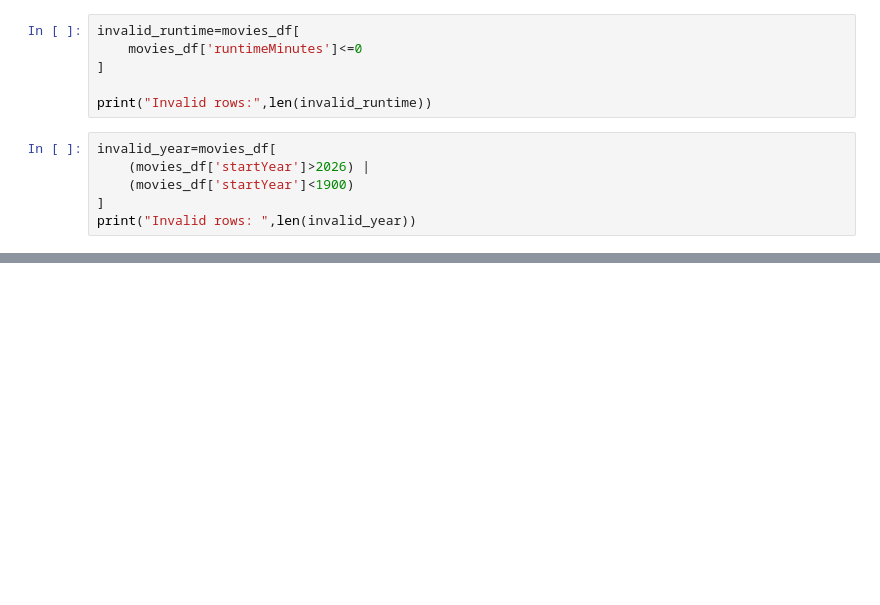
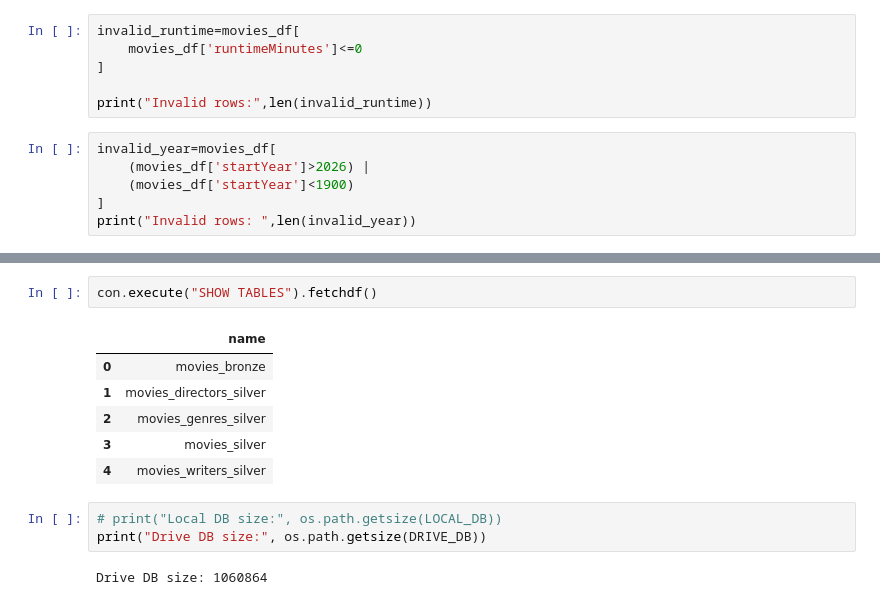
Before and after one commit to gloriabee/DataTest, a Jupyter notebook: silver.ipynb, the cells around one changed output, grey strips where cells are left out. Cells and saved outputs as stored; diff of their text form; blank space fills up the shorter version.

```diff
--- a/silver.ipynb
+++ b/silver.ipynb
@@ -66,0 +201,14 @@ print("Invalid rows: ",len(invalid_year))
+# %%
+con.execute("SHOW TABLES").fetchdf()
+# %% [output]
+|  | name |
+| 0 | movies_bronze |
+| 1 | movies_directors_silver |
+| 2 | movies_genres_silver |
+| 3 | movies_silver |
+| 4 | movies_writers_silver |
+# %%
+# print("Local DB size:", os.path.getsize(LOCAL_DB))
+print("Drive DB size:", os.path.getsize(DRIVE_DB))
+# %% [output]
+Drive DB size: 1060864
```
Also changed, not shown: parts of 32 cells of this notebook.
